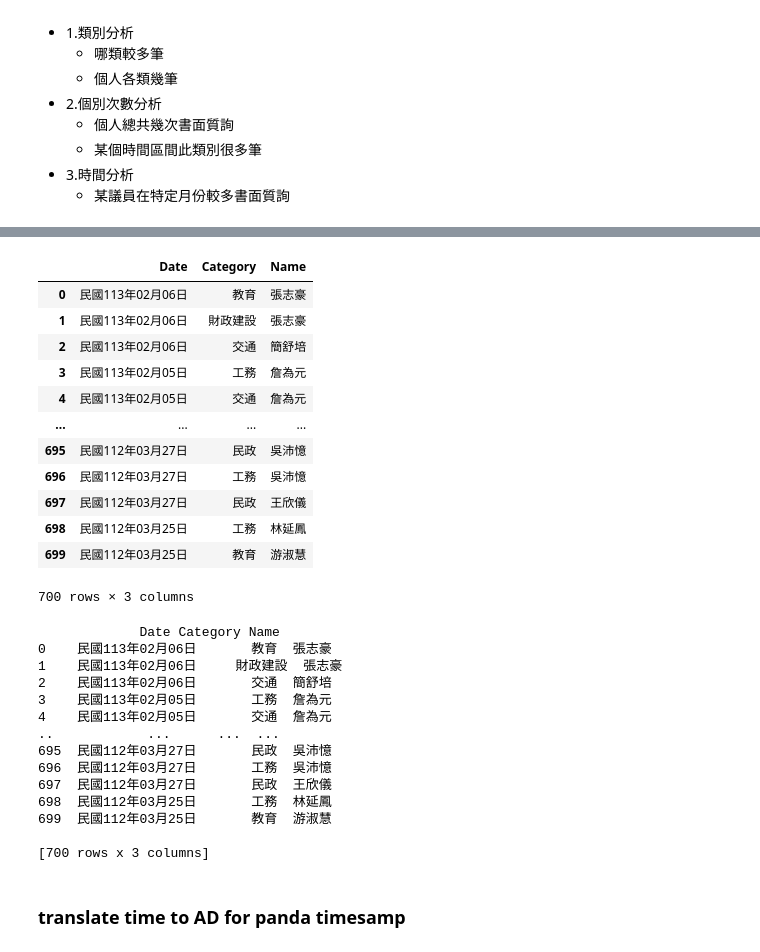
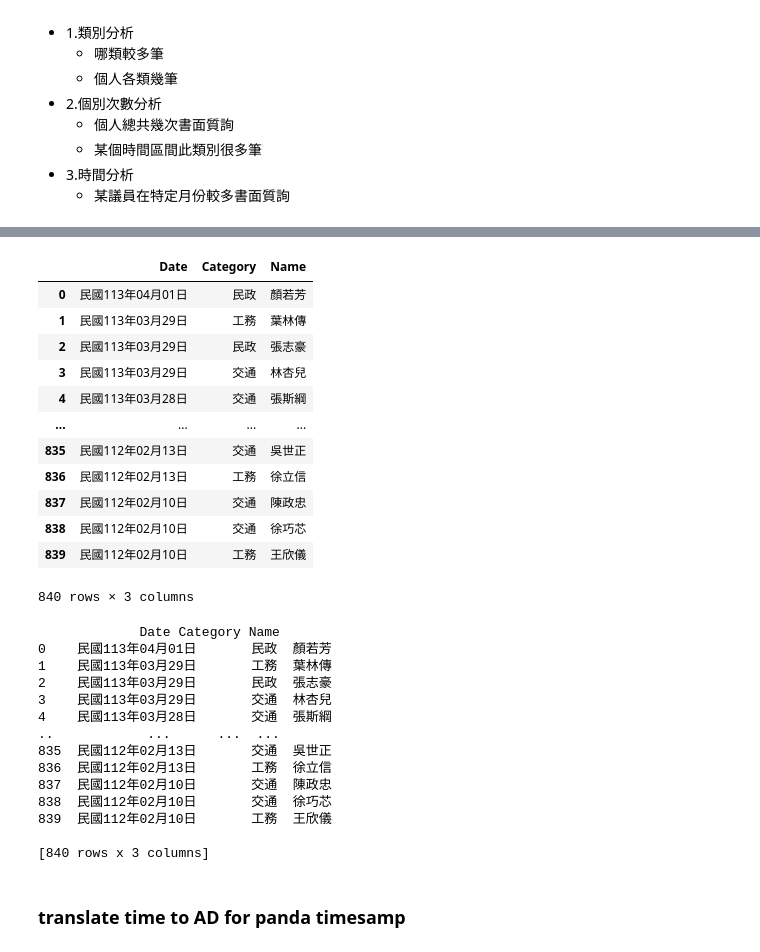
Before and after one commit to IJhuang929/web_crawler, a Jupyter notebook: main.ipynb, the cells around one changed output, grey strips where cells are left out. Drawn from its saved outputs; the diff is of its cells as text; code cells hidden in the pictures.

```diff
--- a/main.ipynb
+++ b/main.ipynb
@@ -21,14 +21,14 @@ import matplotlib as mpl
 # %%
 table = []
 
-for i in range(20,108):  # 20~98
+for i in range(20,108):  # 20~107
     url = f"https://tcckm.tcc.gov.tw/tccgazFront/qnews/qnews_forTCC.jsp?t=4&groupingType=1&gTrmPrdCnltype=&dept_name=&page={i}"
     try:
         response = rq.get(url)              # 用 requests 的 get 方法把網頁抓下來
         print("下載成功")
     except Exception as err:
         print(f"網頁下載失敗: {err}")
-        continue
+        break
 
     html_doc = response.text                    # text 屬性就是 html 檔案(全部)
     soup = BeautifulSoup(html_doc, "lxml")      # 指定 lxml 作為解析器(才能搜尋想爬的內容)
@@ -57,40 +73,40 @@ KeyboardInterrupt:
 # %%
 df = pd.DataFrame(table, columns=["Date", "Category", "Name"])     # 用 pandas dataframe 輸出
-df.to_csv(f"./table_29to98.csv", encoding="utf_8_sig")
+df.to_csv(f"./table_20to107.csv", encoding="utf_8_sig")
 df
 # %% [output]
 |  | Date | Category | Name |
-| 0 | 民國113年02月06日 | 教育 | 張志豪 |
-| 1 | 民國113年02月06日 | 財政建設 | 張志豪 |
-| 2 | 民國113年02月06日 | 交通 | 簡舒培 |
-| 3 | 民國113年02月05日 | 工務 | 詹為元 |
-| 4 | 民國113年02月05日 | 交通 | 詹為元 |
+| 0 | 民國113年04月01日 | 民政 | 顏若芳 |
+| 1 | 民國113年03月29日 | 工務 | 葉林傳 |
+| 2 | 民國113年03月29日 | 民政 | 張志豪 |
+| 3 | 民國113年03月29日 | 交通 | 林杏兒 |
+| 4 | 民國113年03月28日 | 交通 | 張斯綱 |
 | ... | ... | ... | ... |
-| 695 | 民國112年03月27日 | 民政 | 吳沛憶 |
-| 696 | 民國112年03月27日 | 工務 | 吳沛憶 |
-| 697 | 民國112年03月27日 | 民政 | 王欣儀 |
-| 698 | 民國112年03月25日 | 工務 | 林延鳳 |
-| 699 | 民國112年03月25日 | 教育 | 游淑慧 |
+| 835 | 民國112年02月13日 | 交通 | 吳世正 |
+| 836 | 民國112年02月13日 | 工務 | 徐立信 |
+| 837 | 民國112年02月10日 | 交通 | 陳政忠 |
+| 838 | 民國112年02月10日 | 交通 | 徐巧芯 |
+| 839 | 民國112年02月10日 | 工務 | 王欣儀 |
-700 rows × 3 columns
+840 rows × 3 columns
 # %%
-row_data = pd.read_csv("./table_29to98.csv", encoding="utf_8_sig", index_col=0)
+row_data = pd.read_csv("./table_20to107.csv", encoding="utf_8_sig", index_col=0)
 print(row_data)     # 檢查
 # type(row_data['Date'][0])   # 確認是string
 # %% [output]
              Date Category Name
-0    民國113年02月06日       教育  張志豪
-1    民國113年02月06日     財政建設  張志豪
-2    民國113年02月06日       交通  簡舒培
-3    民國113年02月05日       工務  詹為元
-4    民國113年02月05日       交通  詹為元
+0    民國113年04月01日       民政  顏若芳
+1    民國113年03月29日       工務  葉林傳
+2    民國113年03月29日       民政  張志豪
+3    民國113年03月29日       交通  林杏兒
+4    民國113年03月28日       交通  張斯綱
 ..            ...      ...  ...
-695  民國112年03月27日       民政  吳沛憶
-696  民國112年03月27日       工務  吳沛憶
-697  民國112年03月27日       民政  王欣儀
-698  民國112年03月25日       工務  林延鳳
-699  民國112年03月25日       教育  游淑慧
+835  民國112年02月13日       交通  吳世正
+836  民國112年02月13日       工務  徐立信
+837  民國112年02月10日       交通  陳政忠
+838  民國112年02月10日       交通  徐巧芯
+839  民國112年02月10日       工務  王欣儀
 
-[700 rows x 3 columns]
+[840 rows x 3 columns]
 # %% [markdown]
 ### translate time to AD for panda timesamp
 # %%
```
Also changed, not shown: parts of 29 cells of this notebook, 11 other files.
